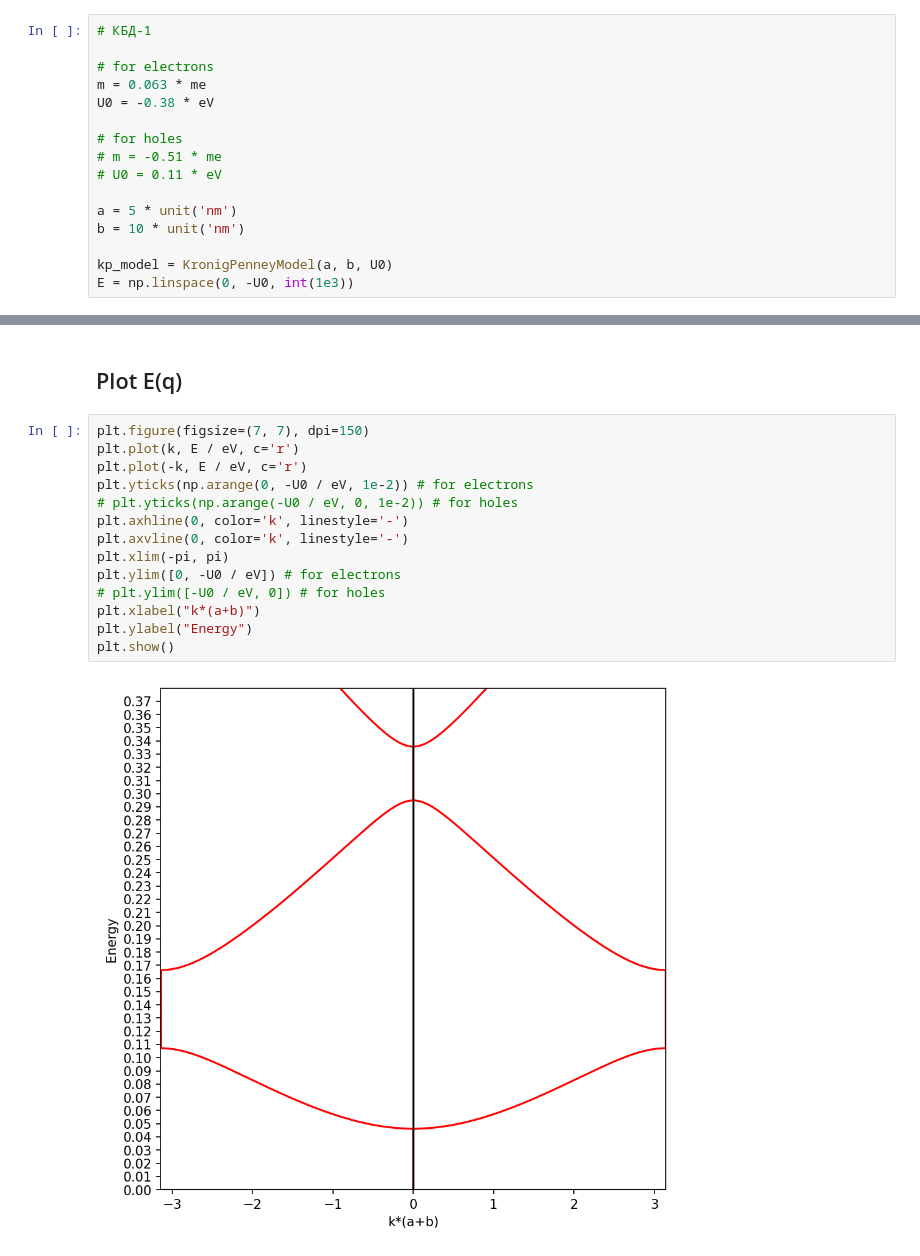
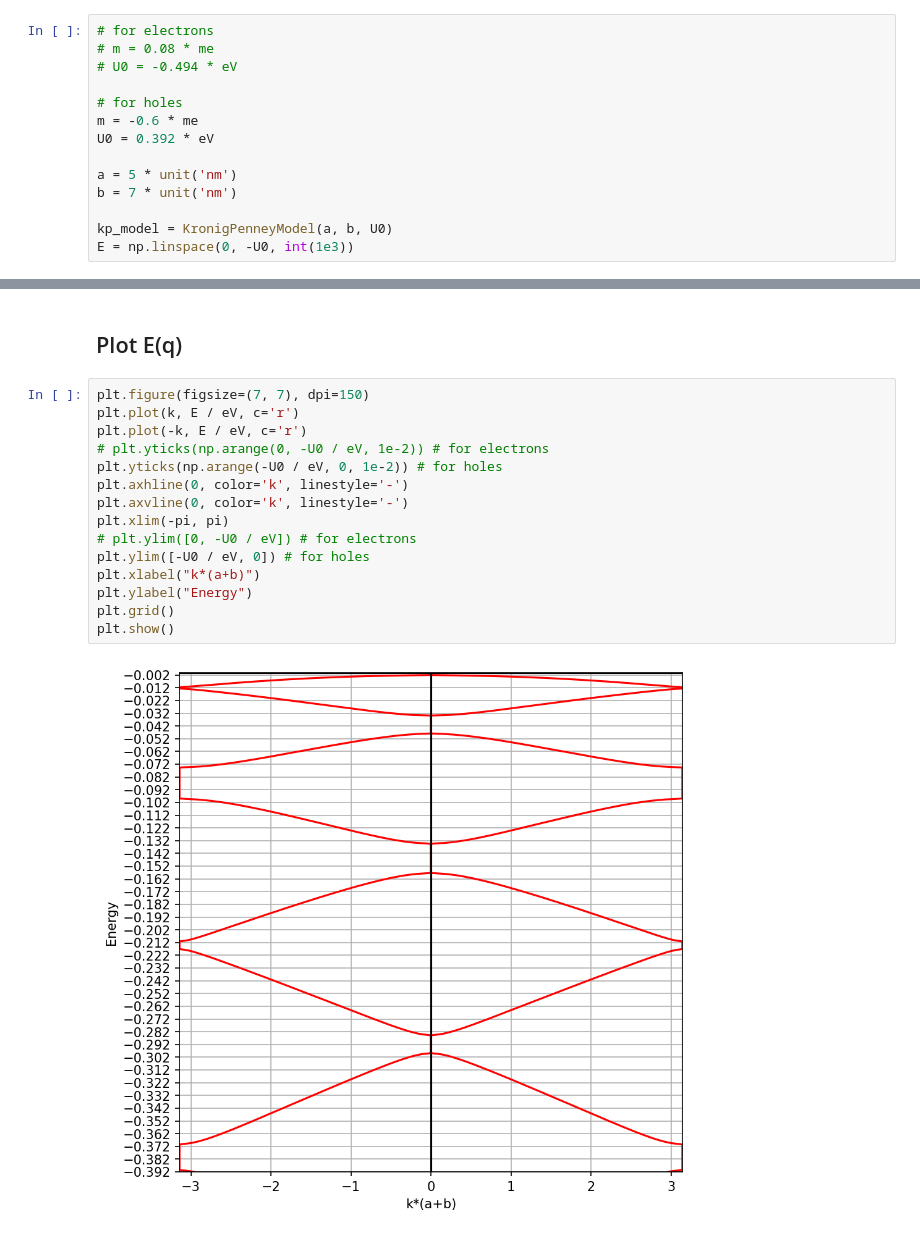
Before and after one commit to dckokis/PhysicalFundamentalsOfMicroelectronics, a Jupyter notebook: PeriodicPotential/PeriodicPotential.ipynb, the cells around one changed output, grey strips where cells are left out. Saved outputs shown, nothing was run; the diff lists cells and outputs as text.

```diff
--- a/PeriodicPotential/PeriodicPotential.ipynb
+++ b/PeriodicPotential/PeriodicPotential.ipynb
@@ -22,18 +22,16 @@ plt.rcParams['figure.figsize'] = (5, 5)
 ### a: The width of a well
 ### b: The distance between two wells
 # %%
-# КБД-1
-
 # for electrons
-m = 0.063 * me
-U0 = -0.38 * eV
+# m = 0.08 * me
+# U0 = -0.494 * eV
 
 # for holes
-# m = -0.51 * me
-# U0 = 0.11 * eV
+m = -0.6 * me
+U0 = 0.392 * eV
 
 a = 5 * unit('nm')
-b = 10 * unit('nm')
+b = 7 * unit('nm')
 
 kp_model = KronigPenneyModel(a, b, U0)
 E = np.linspace(0, -U0, int(1e3))
@@ -46,16 +44,17 @@ k = kp_model.get_ks(E, m)
 # %%
 plt.figure(figsize=(7, 7), dpi=150)
 plt.plot(k, E / eV, c='r')
 plt.plot(-k, E / eV, c='r')
-plt.yticks(np.arange(0, -U0 / eV, 1e-2)) # for electrons
-# plt.yticks(np.arange(-U0 / eV, 0, 1e-2)) # for holes
+# plt.yticks(np.arange(0, -U0 / eV, 1e-2)) # for electrons
+plt.yticks(np.arange(-U0 / eV, 0, 1e-2)) # for holes
 plt.axhline(0, color='k', linestyle='-')
 plt.axvline(0, color='k', linestyle='-')
 plt.xlim(-pi, pi)
-plt.ylim([0, -U0 / eV]) # for electrons
-# plt.ylim([-U0 / eV, 0]) # for holes
+# plt.ylim([0, -U0 / eV]) # for electrons
+plt.ylim([-U0 / eV, 0]) # for holes
 plt.xlabel("k*(a+b)")
 plt.ylabel("Energy")
+plt.grid()
 plt.show()
 # %% [output]
-[figure, old version]
+[figure, new version]
```
Also changed, not shown: 9 other files.
